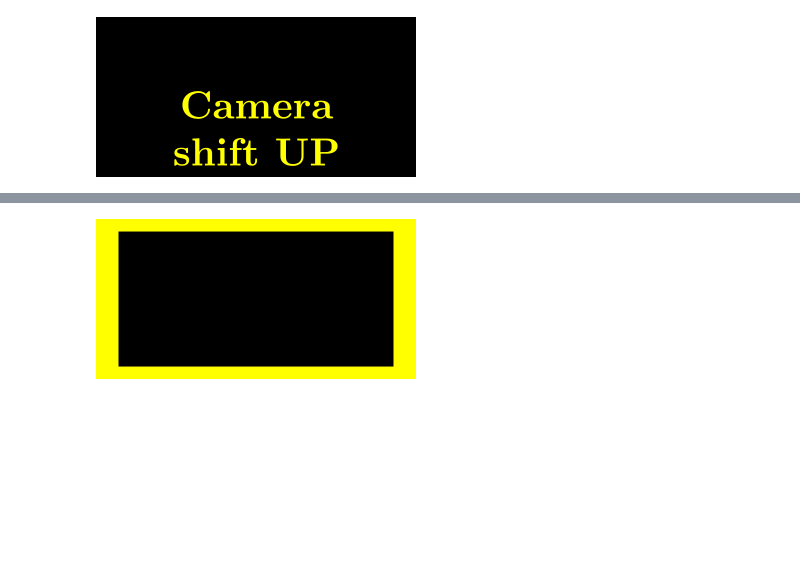
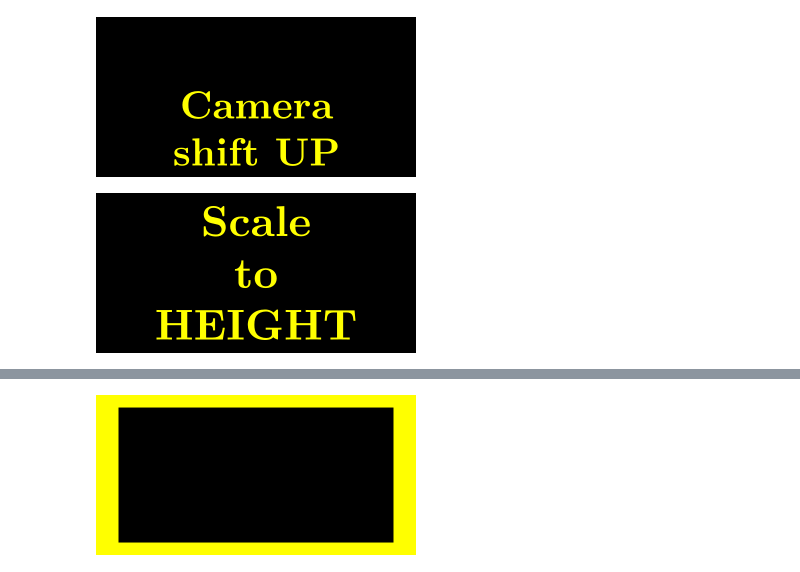
Before and after one commit to kolibril13/mobject-gallery, a Jupyter notebook: Camera_and_Style.ipynb, the cells around one changed output, grey strips where cells are left out. Drawn from its saved outputs; the diff is of its cells as text; code cells hidden in the pictures; blank space fills up the shorter version.

```diff
--- a/Camera_and_Style.ipynb
+++ b/Camera_and_Style.ipynb
@@ -102,3 +98,20 @@ self.camera.frame.shift(UP*0.4)
 name_snippet_pairs[image_full_name] = snippet
 # %% [output]
 [figure]
+# %%
+%%manim $params
+class Example(ZoomedScene):
+    def construct(self):
+        mob = Tex(r"\textbf{Scale \\ to \\ HEIGHT}", color=YELLOW)
+        self.add(mob)
+        self.camera.frame.height =  mob.height + 3*SMALL_BUFF
+
+
+###******
+image_full_name = "MatchHEIGHT.png"
+snippet = """
+self.camera.frame.height =  mob.height + 3*SMALL_BUFF # needs ZoomedScene
+"""
+name_snippet_pairs[image_full_name] = snippet
+# %% [output]
+[figure, added]
```
Also changed, not shown: parts of 5 cells of this notebook, 5 other files.
